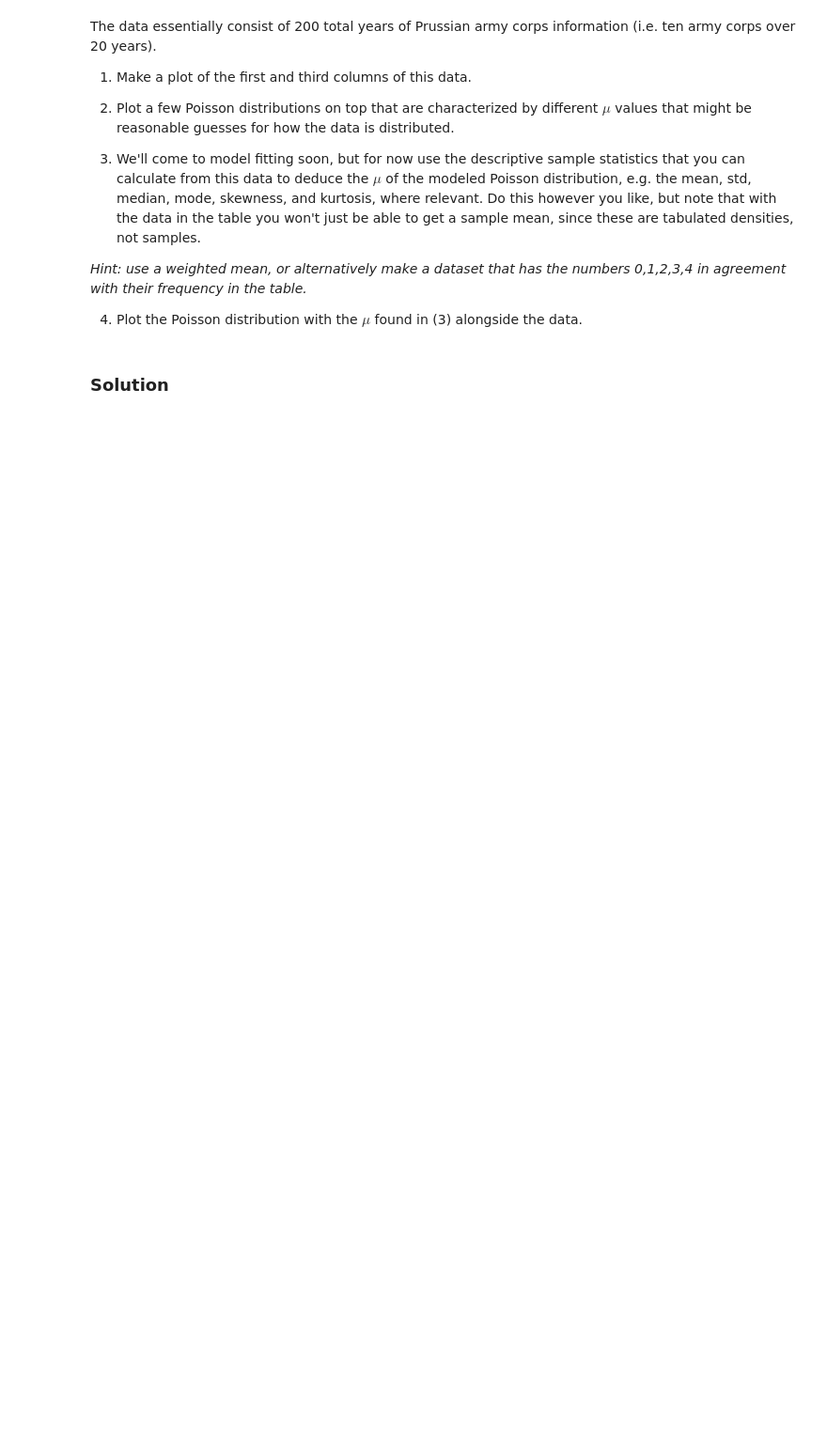
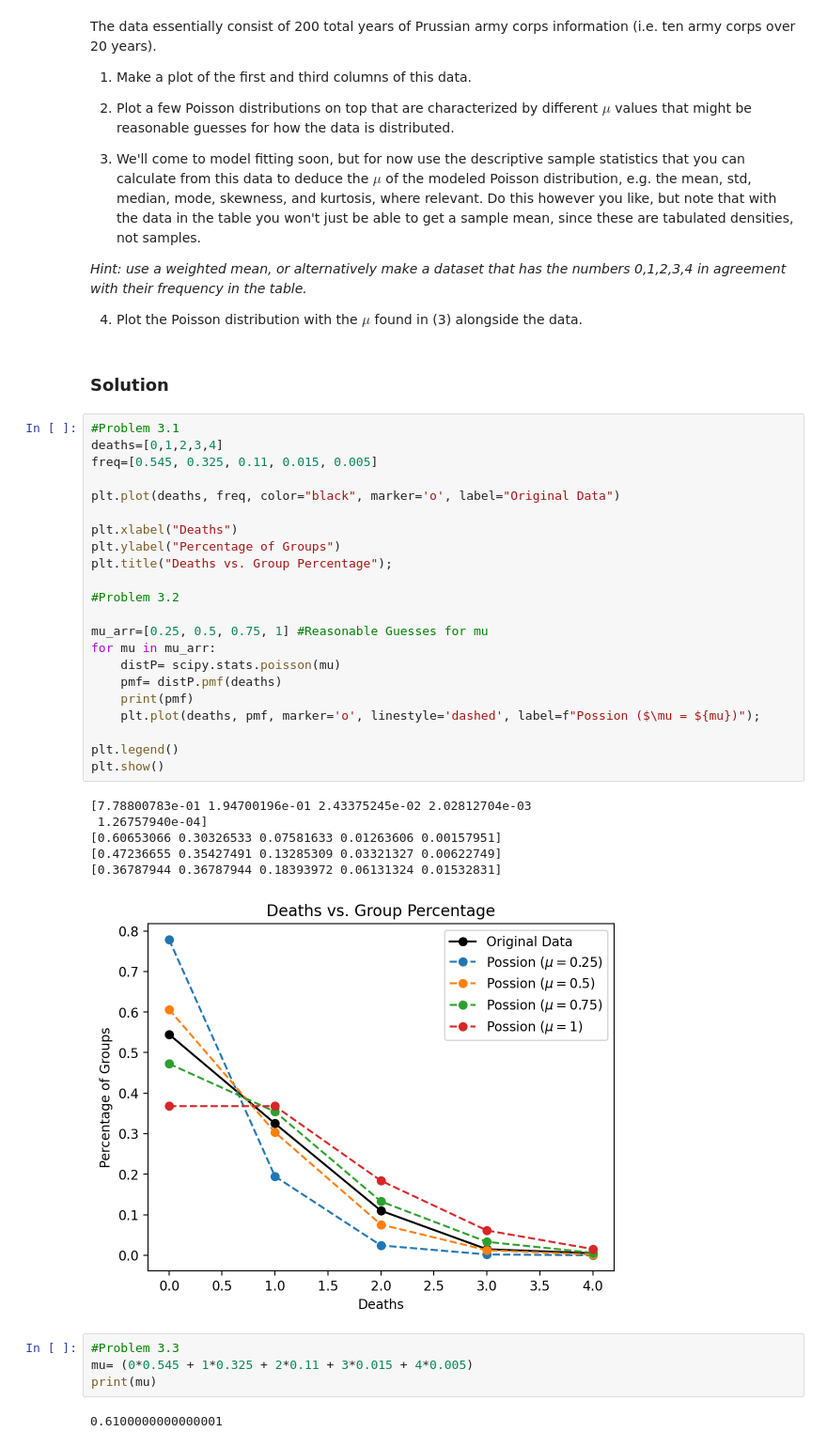
Before and after one commit to VanderbiltAstronomy/astr_8070_s25, a Jupyter notebook: coursework/student_folders/brayan_hernandez_folder/brayan_homework/vu_astr8070_s25_hw2_brayan_hernandez.ipynb, the cells around one changed output. Shown at 94% size. Saved outputs shown, nothing was run; the diff lists cells and outputs as text; blank space fills up the shorter version.

```diff
--- a/coursework/student_folders/brayan_hernandez_folder/brayan_homework/vu_astr8070_s25_hw2_brayan_hernandez.ipynb
+++ b/coursework/student_folders/brayan_hernandez_folder/brayan_homework/vu_astr8070_s25_hw2_brayan_hernandez.ipynb
@@ -72,3 +241,38 @@ The data essentially consist of 200 total years of Prussian army corps informati
 4) Plot the Poisson distribution with the $\mu$ found in (3) alongside the data.
 # %% [markdown]
 ### Solution
+# %%
+#Problem 3.1
+deaths=[0,1,2,3,4]
+freq=[0.545, 0.325, 0.11, 0.015, 0.005]
+
+plt.plot(deaths, freq, color="black", marker='o', label="Original Data")
+
+plt.xlabel("Deaths")
+plt.ylabel("Percentage of Groups")
+plt.title("Deaths vs. Group Percentage");
+
+#Problem 3.2
+
+mu_arr=[0.25, 0.5, 0.75, 1] #Reasonable Guesses for mu
+for mu in mu_arr:
+    distP= scipy.stats.poisson(mu)
+    pmf= distP.pmf(deaths)
+    print(pmf)
+    plt.plot(deaths, pmf, marker='o', linestyle='dashed', label=f"Possion ($\mu = ${mu})");
+
+plt.legend()
+plt.show()
+# %% [output]
+[7.78800783e-01 1.94700196e-01 2.43375245e-02 2.02812704e-03
+ 1.26757940e-04]
+[0.60653066 0.30326533 0.07581633 0.01263606 0.00157951]
+[0.47236655 0.35427491 0.13285309 0.03321327 0.00622749]
+[0.36787944 0.36787944 0.18393972 0.06131324 0.01532831]
+[figure, added]
+# %%
+#Problem 3.3
+mu= (0*0.545 + 1*0.325 + 2*0.11 + 3*0.015 + 4*0.005)
+print(mu)
+# %% [output]
+0.6100000000000001
```
Also changed, not shown: parts of 8 cells of this notebook, 2 other files.
